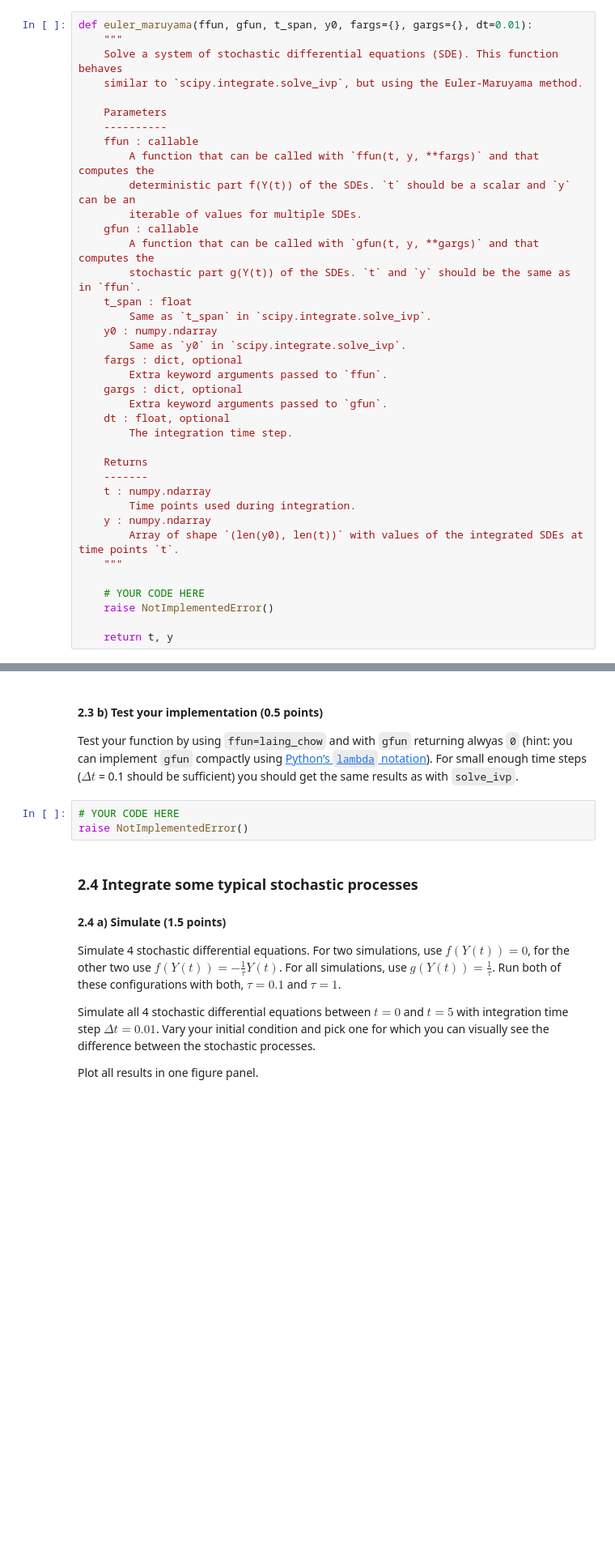
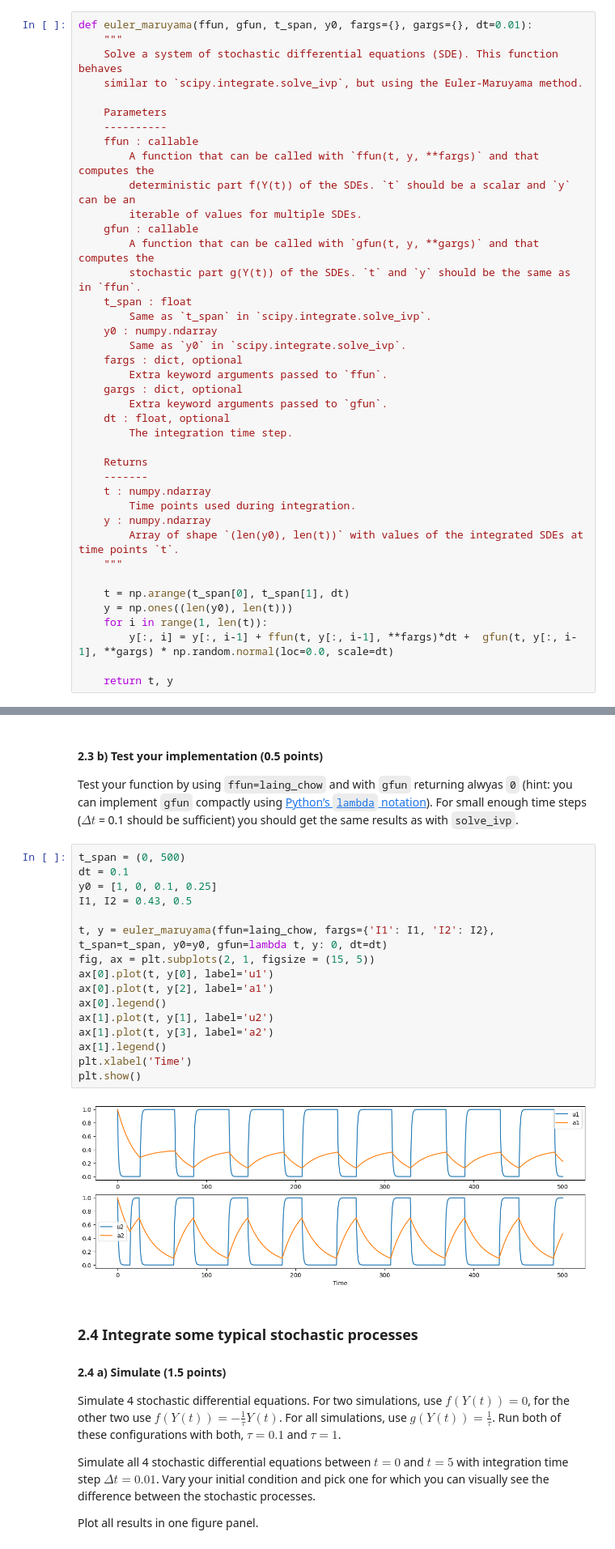
Before and after one commit to lfogarty98/mhbf_pt, a Jupyter notebook: 4-multisensory-integration/multisensory-integration.ipynb, the cells around one changed output, grey strips where cells are left out. Shown at 81% size. Cells and saved outputs as stored; diff of their text form; blank space fills up the shorter version.

```diff
--- a/4-multisensory-integration/multisensory-integration.ipynb
+++ b/4-multisensory-integration/multisensory-integration.ipynb
@@ -364,8 +364,10 @@ def euler_maruyama(ffun, gfun, t_span, y0, fargs={}, gargs={}, dt=0.01):
         Array of shape `(len(y0), len(t))` with values of the integrated SDEs at time points `t`.
     """
 
-    # YOUR CODE HERE
-    raise NotImplementedError()
+    t = np.arange(t_span[0], t_span[1], dt)
+    y = np.ones((len(y0), len(t)))
+    for i in range(1, len(t)):
+        y[:, i] = y[:, i-1] + ffun(t, y[:, i-1], **fargs)*dt +  gfun(t, y[:, i-1], **gargs) * np.random.normal(loc=0.0, scale=dt)
 
     return t, y
 # %%
@@ -378,8 +380,23 @@ assert_var_defined("euler_maruyama", func=True)
 Test your function by using `ffun=laing_chow` and with `gfun` returning alwyas `0` (hint: you can implement `gfun` compactly using [Python’s `lambda` notation](https://book.pythontips.com/en/latest/lambdas.html)).
 For small enough time steps ($\Delta t$ = 0.1 should be sufficient) you should get the same results as with `solve_ivp`.
 # %%
-# YOUR CODE HERE
-raise NotImplementedError()
+t_span = (0, 500)
+dt = 0.1
+y0 = [1, 0, 0.1, 0.25]
+I1, I2 = 0.43, 0.5
+
+t, y = euler_maruyama(ffun=laing_chow, fargs={'I1': I1, 'I2': I2}, t_span=t_span, y0=y0, gfun=lambda t, y: 0, dt=dt)
+fig, ax = plt.subplots(2, 1, figsize = (15, 5))
+ax[0].plot(t, y[0], label='u1')
+ax[0].plot(t, y[2], label='a1')
+ax[0].legend()
+ax[1].plot(t, y[1], label='u2')
+ax[1].plot(t, y[3], label='a2')
+ax[1].legend()
+plt.xlabel('Time')
+plt.show()
+# %% [output]
+[figure, added]
 # %% [markdown]
 ### 2.4 Integrate some typical stochastic processes
 
```
Also changed, not shown: parts of 1 cell of this notebook.
